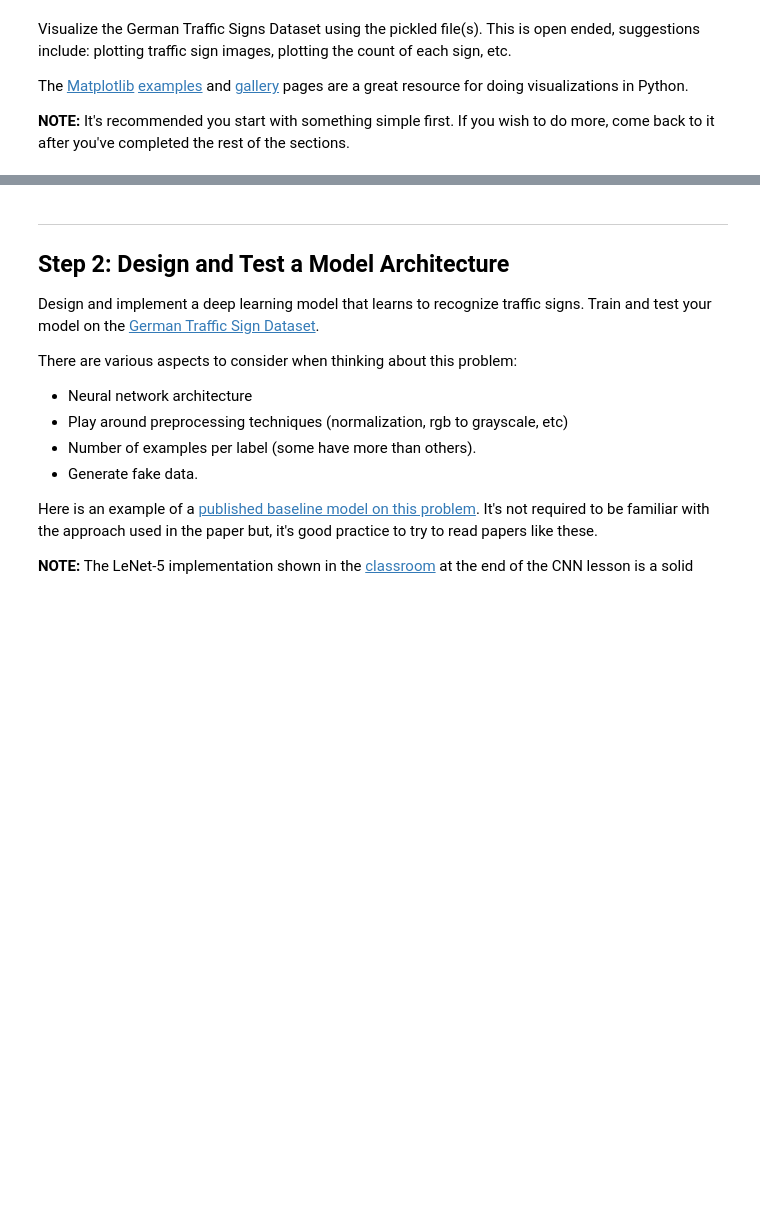
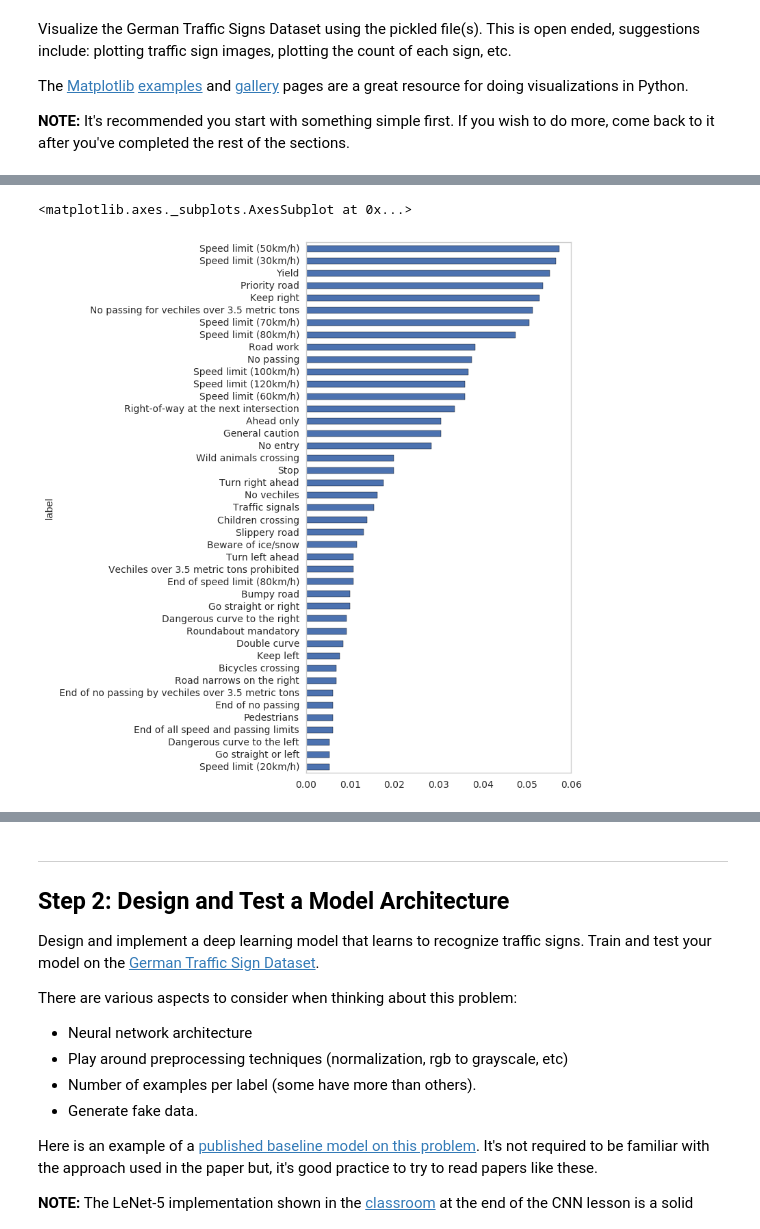
Before and after one commit to cochoa0x1/traffic-sign, a Jupyter notebook: Traffic_Sign_Classifier.ipynb, the cells around one changed output, grey strips where cells are left out. Drawn from its saved outputs; the diff is of its cells as text; code cells hidden in the pictures; blank space fills up the shorter version.

```diff
--- a/Traffic_Sign_Classifier.ipynb
+++ b/Traffic_Sign_Classifier.ipynb
@@ -148,7 +152,9 @@ def plot_random_train_sign_sample(N):
 ### Data exploration visualization goes here.
 ### Feel free to use as many code cells as needed.
 import matplotlib.pyplot as plt
+import seaborn as sn
+
+sn.set_style("whitegrid", {'axes.grid' : False})
+
 # Visualizations will be shown in the notebook.
 %matplotlib inline
-
-plot_random_train_sign_sample(25)
@@ -156,0 +208,15 @@ plot_random_train_sign_sample(25)
+# %%
+import pandas as pd
+
+#check the lable balance
+ids, qty = np.unique(y_train, return_counts=True)
+
+df = pd.DataFrame(list(zip(ids,qty)), columns=['id','qty'])
+df['label']=df.id.apply(lambda x: ID_TO_NAME[x])
+df['p']=df.qty/df.qty.sum()
+# %%
+fig=plt.figure(figsize=(5,10))
+df.set_index('label').sort_values('p').p.plot(kind='barh', ax=plt.gca())
+# %% [output]
+<matplotlib.axes._subplots.AxesSubplot at 0x...>
+[figure, added]
```
Also changed, not shown: parts of 13 cells of this notebook.
